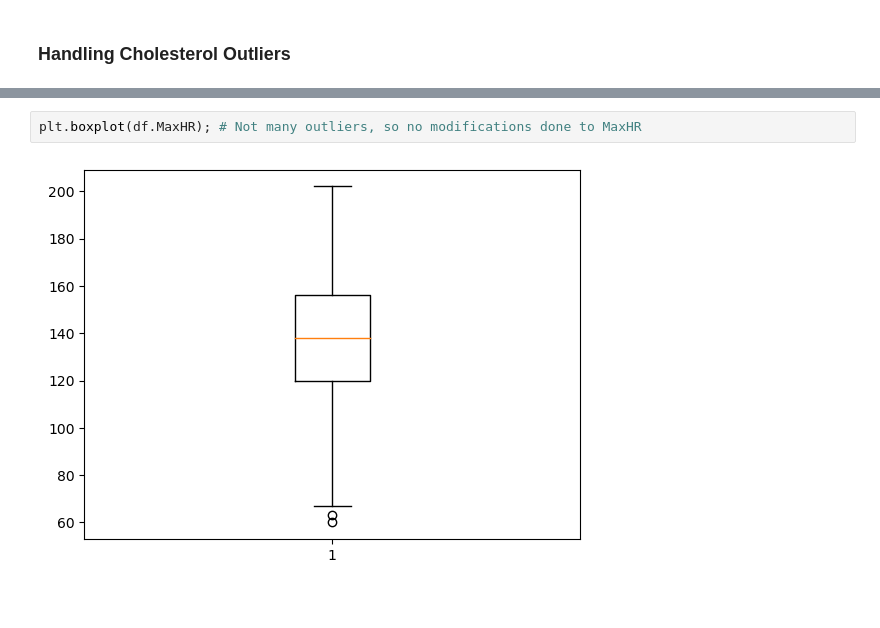
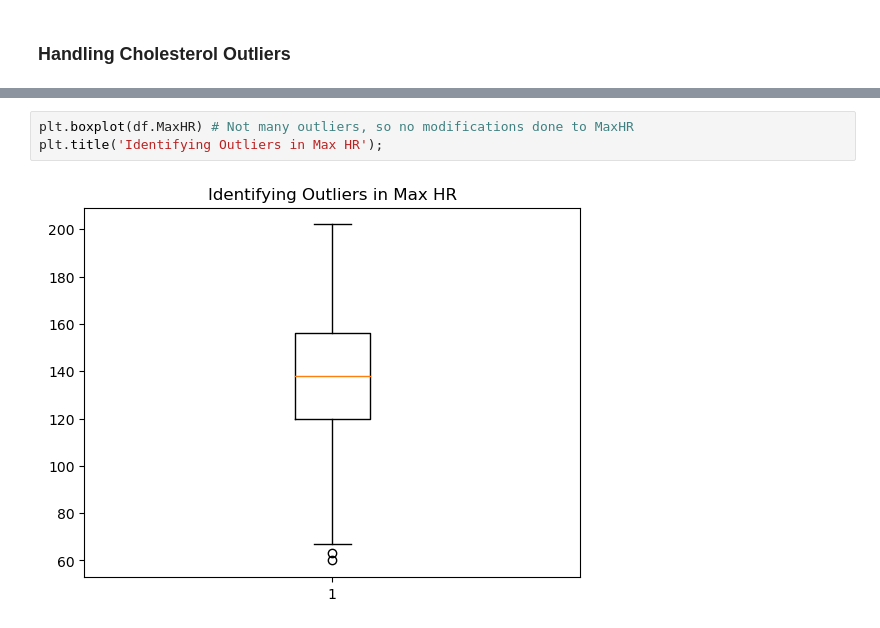
Before and after one commit to malikka-rajshahi/Heart-Failure-Analysis, a Jupyter notebook: main.ipynb, the cells around one changed output, grey strips where cells are left out. Saved outputs shown, nothing was run; the diff lists cells and outputs as text; blank space fills up the shorter version.

```diff
--- a/main.ipynb
+++ b/main.ipynb
@@ -69,4 +77,5 @@ plt.boxplot(df.RestingBP);
 # %%
-plt.boxplot(df.MaxHR); # Not many outliers, so no modifications done to MaxHR
+plt.boxplot(df.MaxHR) # Not many outliers, so no modifications done to MaxHR
+plt.title('Identifying Outliers in Max HR');
 # %% [output]
-[figure, old version]
+[figure, new version]
```
Also changed, not shown: parts of 11 cells of this notebook.
